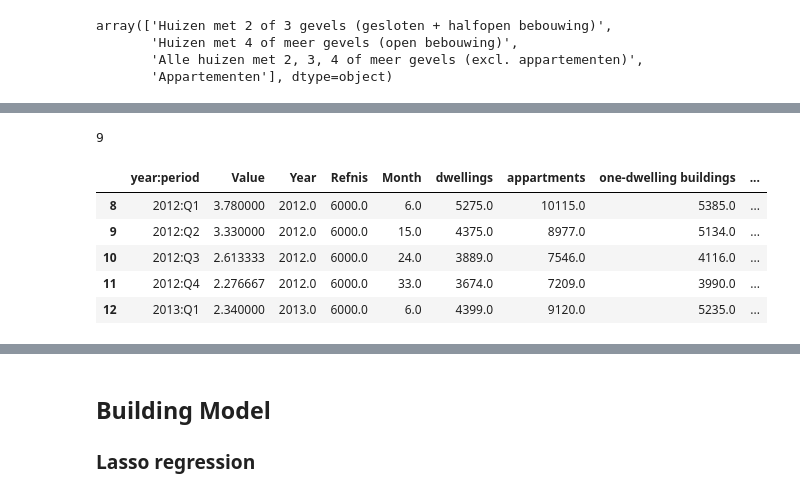
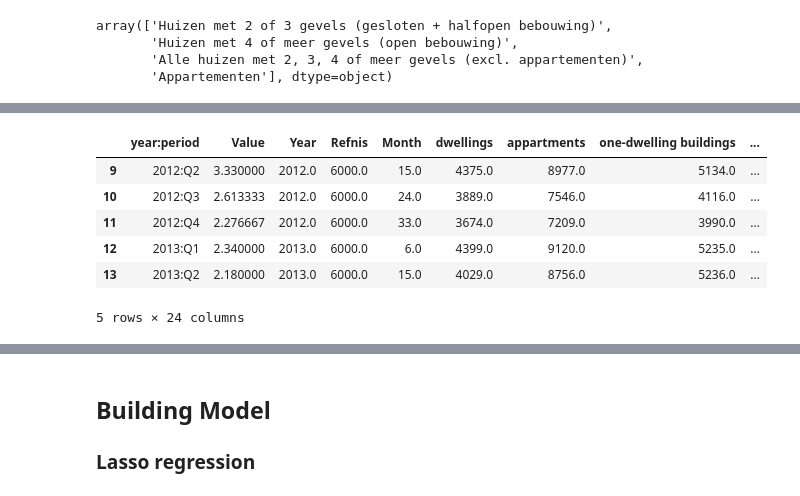
Before and after one commit to MaartenVandenhof-r0613805/real-estate-analysis, a Jupyter notebook: notebooks/Real estate prediction.ipynb, the cells around one changed output, grey strips where cells are left out. Cells and saved outputs as stored; diff of their text form; code cells hidden in the pictures.

```diff
--- a/notebooks/Real estate prediction.ipynb
+++ b/notebooks/Real estate prediction.ipynb
@@ -31,43 +34,52 @@ prices[(prices["CD_TYPE_NL"] == "Appartementen") &
 | 13407 | 2010 | Appartementen | Appartements | 2000 | VLAAMS GEWEST | REGION FLAMANDE | Q3 | totaal / total | ... |
 | 13408 | 2010 | Appartementen | Appartements | 2000 | VLAAMS GEWEST | REGION FLAMANDE | Q4 | totaal / total | ... |
 | 31269 | 2011 | Appartementen | Appartements | 2000 | VLAAMS GEWEST | REGION FLAMANDE | Q1 | totaal / total | ... |
-# %%
-model_data[model_data["year:period"] == "2012:Q2"].index[0]
-# %% [output]
-9
 # %%
+# Define useful functions
 def calc_price_lvl(current, prev):
+    '''returns the price incrase or decrease in percentage'''
     return (current / prev * 100 - 100)
 # %%
 # Create 1 dataframe
 # Add data together
 model_data = mean_interest[["year:period", "Value"]].merge(requests_vl,how="left", on="year:period")
 prices_app = prices[(prices["CD_TYPE_NL"] == "Appartementen") &
        (prices["CD_PERIOD"].isin(["Q1", "Q2", "Q3", "Q4"])) &
        (prices["CD_REFNIS_NL"] == "VLAAMS GEWEST")][["year:period", "MS_P_75", "MS_TOTAL_TRANSACTIONS"]].rename(columns={"MS_P_75":"Price_app", "MS_TOTAL_TRANSACTIONS":"App_transactions"})
 model_data = model_data.merge(prices_app, on="year:period", how="left")
 
 prices_house = prices[(prices["CD_TYPE_NL"] == "Huizen met 4 of meer gevels (open bebouwing)") &
        (prices["CD_PERIOD"].isin(["Q1", "Q2", "Q3", "Q4"])) &
        (prices["CD_REFNIS_NL"] == "VLAAMS GEWEST")][["year:period", "MS_P_75", "MS_TOTAL_TRANSACTIONS"]].rename(columns={"MS_P_75":"Price_det", "MS_TOTAL_TRANSACTIONS":"Det_transactions"})
 model_data = model_data.merge(prices_house, on="year:period", how="left")
 
 prices_sem_det = prices[(prices["CD_TYPE_NL"] == "Huizen met 2 of 3 gevels (gesloten + halfopen bebouwing)") &
        (prices["CD_PERIOD"].isin(["Q1", "Q2", "Q3", "Q4"])) &
        (prices["CD_REFNIS_NL"] == "VLAAMS GEWEST")][["year:period", "MS_P_75", "MS_TOTAL_TRANSACTIONS"]].rename(columns={"MS_P_75":"Price_sem_det", "MS_TOTAL_TRANSACTIONS":"Sem_det_transactions"})
 model_data = model_data.merge(prices_sem_det, on="year:period", how="left")
 
 # Add price level column
 model_data["lvl_app"] = [None] + [calc_price_lvl(model_data["Price_app"].iloc[i], model_data["Price_app"].iloc[i-1]) for i in range(1, len(model_data)) ]
 model_data["lvl_det"] = [None] + [calc_price_lvl(model_data["Price_det"].iloc[i], model_data["Price_det"].iloc[i-1]) for i in range(1, len(model_data)) ]
 model_data["lvl_sem_det"] = [None] + [calc_price_lvl(model_data["Price_sem_det"].iloc[i], model_data["Price_sem_det"].iloc[i-1]) for i in range(1, len(model_data)) ]
 
+# Add previous quarter permit column
+model_data["prev_q_app_permit"] = [None] + [model_data["appartments"].iloc[i-1] for i in range(1, len(model_data)) ]
+model_data["prev_q_det_permit"] = [None] + [model_data["one-dwelling buildings"].iloc[i-1] for i in range(1, len(model_data)) ]
+model_data["prev_q_sem_det_permit"] = [None] + [model_data["dwellings"].iloc[i-1] for i in range(1, len(model_data)) ]
+
+# Add next quarter price increase/decrease column
+model_data["next_q_lvl_app"] = [model_data["lvl_app"].iloc[i+1] for i in range(0, len(model_data)-1)] + [None]
+model_data["next_q_lvl_det"] = [model_data["lvl_det"].iloc[i+1] for i in range(0, len(model_data)-1) ] + [None]
+model_data["next_q_lvl_sem_det"] = [model_data["lvl_sem_det"].iloc[i+1] for i in range(0, len(model_data)-1) ] + [None]
+
 model_data = model_data.dropna()
 model_data.head()
 # %% [output]
 |  | year:period | Value | Year | Refnis | Month | dwellings | appartments | one-dwelling buildings | ... |
-| 8 | 2012:Q1 | 3.780000 | 2012.0 | 6000.0 | 6.0 | 5275.0 | 10115.0 | 5385.0 | ... |
 | 9 | 2012:Q2 | 3.330000 | 2012.0 | 6000.0 | 15.0 | 4375.0 | 8977.0 | 5134.0 | ... |
 | 10 | 2012:Q3 | 2.613333 | 2012.0 | 6000.0 | 24.0 | 3889.0 | 7546.0 | 4116.0 | ... |
 | 11 | 2012:Q4 | 2.276667 | 2012.0 | 6000.0 | 33.0 | 3674.0 | 7209.0 | 3990.0 | ... |
 | 12 | 2013:Q1 | 2.340000 | 2013.0 | 6000.0 | 6.0 | 4399.0 | 9120.0 | 5235.0 | ... |
+| 13 | 2013:Q2 | 2.180000 | 2013.0 | 6000.0 | 15.0 | 4029.0 | 8756.0 | 5236.0 | ... |
+5 rows × 24 columns
```
Also changed, not shown: parts of 18 cells of this notebook, 7 other files.
